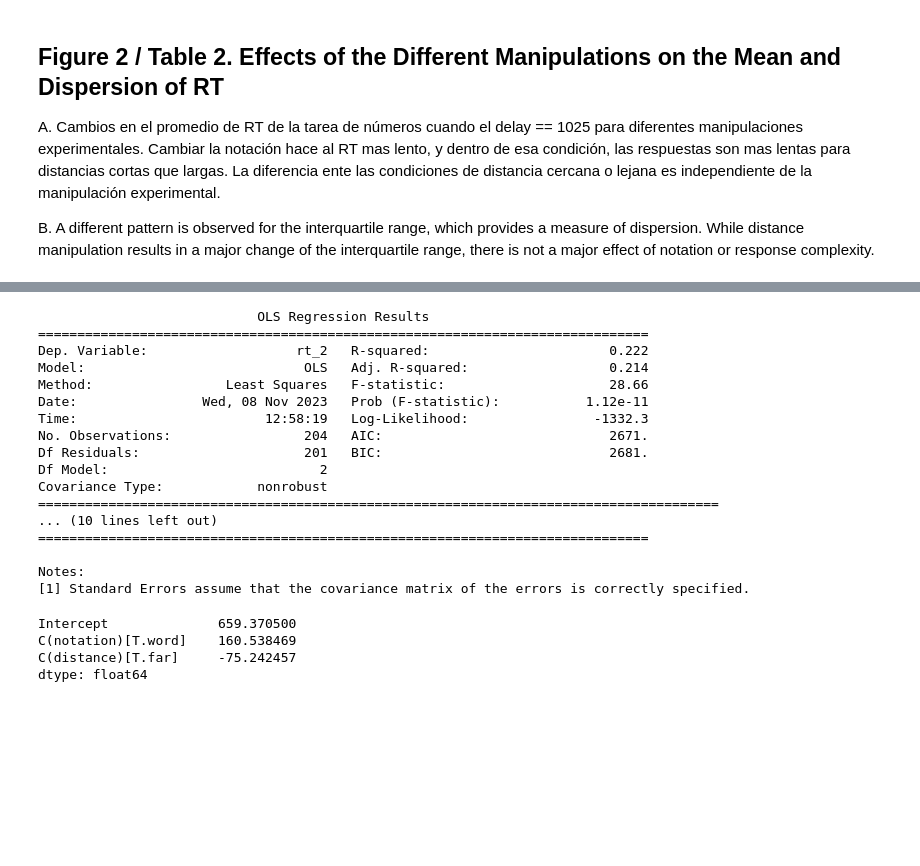
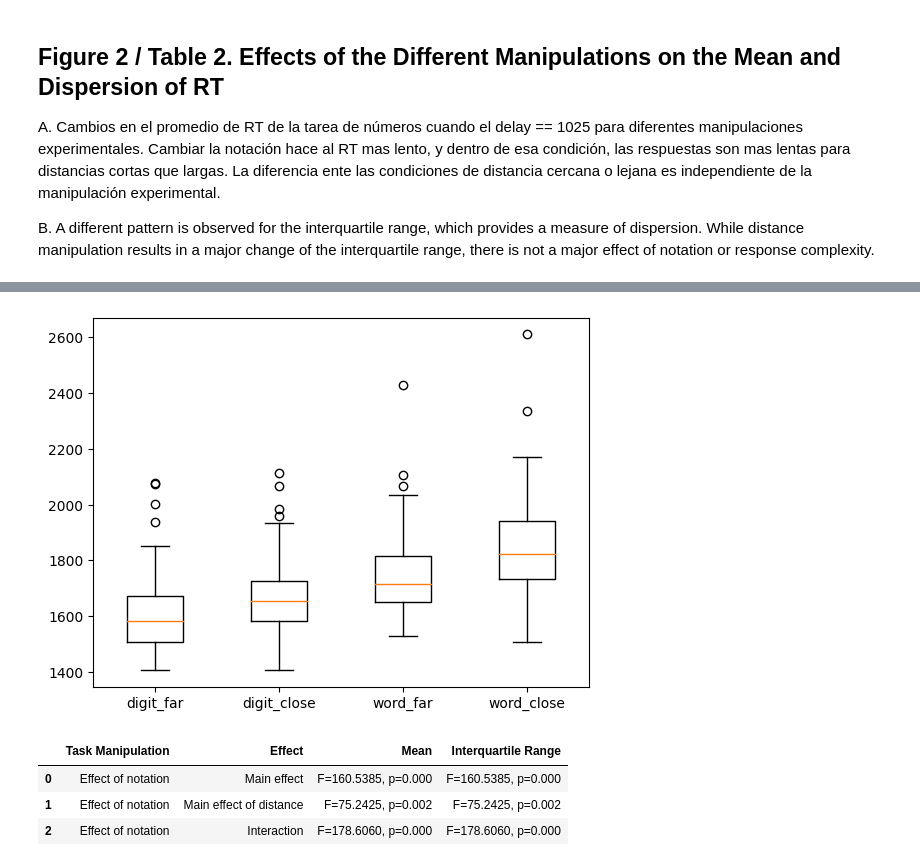
Before and after one commit to AbiOppenheim/INCC-parsing_a_cognitive_task, a Jupyter notebook: data/analysis.ipynb, the cells around one changed output, grey strips where cells are left out. Saved outputs shown, nothing was run; the diff lists cells and outputs as text; code cells hidden in the pictures; blank space fills up the shorter version.

```diff
--- a/data/analysis.ipynb
+++ b/data/analysis.ipynb
@@ -111,29 +113,13 @@ mean_RT_delay_1025
-# %%
-formula = "rt_2 ~ C(notation) + C(distance)"
-lm = ols(formula, mean_RT_delay_1025).fit()
-print(lm.summary())
-# %% [output]
-                            OLS Regression Results
-==============================================================================
-Dep. Variable:                   rt_2   R-squared:                       0.222
-Model:                            OLS   Adj. R-squared:                  0.214
-Method:                 Least Squares   F-statistic:                     28.66
-Date:                Wed, 08 Nov 2023   Prob (F-statistic):           1.12e-11
-Time:                        12:58:19   Log-Likelihood:                -1332.3
-No. Observations:                 204   AIC:                             2671.
-Df Residuals:                     201   BIC:                             2681.
-Df Model:                           2
-Covariance Type:            nonrobust
-=======================================================================================
-... (10 lines left out)
-==============================================================================
-
-Notes:
-[1] Standard Errors assume that the covariance matrix of the errors is correctly specified.
-# %%
-print(lm.params)
-# %% [output]
-Intercept              659.370500
-C(notation)[T.word]    160.538469
-C(distance)[T.far]     -75.242457
-dtype: float64
+# %%
+# plot a single figure with 4 bosplots (rt digit_close, rt digit_far, rt word_close, rt word_far)
+filter_notation_distance = lambda n, d: mean_RT_delay_1025.loc[(mean_RT_delay_1025["notation"] == n) & (mean_RT_delay_1025["distance"] == d)]["rt_2_accum_mean"].values
+
+digits_far = filter_notation_distance("digit", "far")
+digits_close = filter_notation_distance("digit", "close")
+words_far = filter_notation_distance("word", "far")
+words_close = filter_notation_distance("word", "close")
+
+plt.boxplot([digits_far, digits_close, words_far, words_close], labels=["digit_far", "digit_close", "word_far", "word_close"])
+plt.show()
+# %% [output]
+[figure, added]
@@ -139,0 +143,23 @@ dtype: float64
+# %%
+lm_sum.tables[1]
+
+results = pd.DataFrame(columns=["Task Manipulation", "Effect", "Mean", "Interquartile Range"])
+results.loc[len(results.index)] = [ "Effect of notation",
+                                    "Main effect",
+                                    f"F={table_1_df.loc['C(notation)[T.word]', 'coef'].strip()}, p={table_1_df.loc['C(notation)[T.word]', 'P>|t|'].strip()}",
+                                    f"F={table_1_df.loc['C(notation)[T.word]', 'coef'].strip()}, p={table_1_df.loc['C(notation)[T.word]', 'P>|t|'].strip()}"]
+results.loc[len(results.index)] = [ "Effect of notation",
+                                    "Main effect of distance",
+                                    f"F={table_1_df.loc['C(distance)[T.close]', 'coef'].strip()}, p={table_1_df.loc['C(distance)[T.close]', 'P>|t|'].strip()}",
+                                    f"F={table_1_df.loc['C(distance)[T.close]', 'coef'].strip()}, p={table_1_df.loc['C(distance)[T.close]', 'P>|t|'].strip()}"]
+results.loc[len(results.index)] = [ "Effect of notation",
+                                    "Interaction",
+                                    f"F={table_interaction_df.loc['C(notation)[T.word]:C(distance)[close]', 'coef'].strip()}, p={table_interaction_df.loc['C(notation)[T.word]:C(distance)[close]', 'P>|t|'].strip()}",
+                                    f"F={table_interaction_df.loc['C(notation)[T.word]:C(distance)[close]', 'coef'].strip()}, p={table_interaction_df.loc['C(notation)[T.word]:C(distance)[close]', 'P>|t|'].strip()}"]
+
+results
+# %% [output]
+|  | Task Manipulation | Effect | Mean | Interquartile Range |
+| 0 | Effect of notation | Main effect | F=160.5385, p=0.000 | F=160.5385, p=0.000 |
+| 1 | Effect of notation | Main effect of distance | F=75.2425, p=0.002 | F=75.2425, p=0.002 |
+| 2 | Effect of notation | Interaction | F=178.6060, p=0.000 | F=178.6060, p=0.000 |
```
Also changed, not shown: parts of 14 cells of this notebook, 13 other files.
